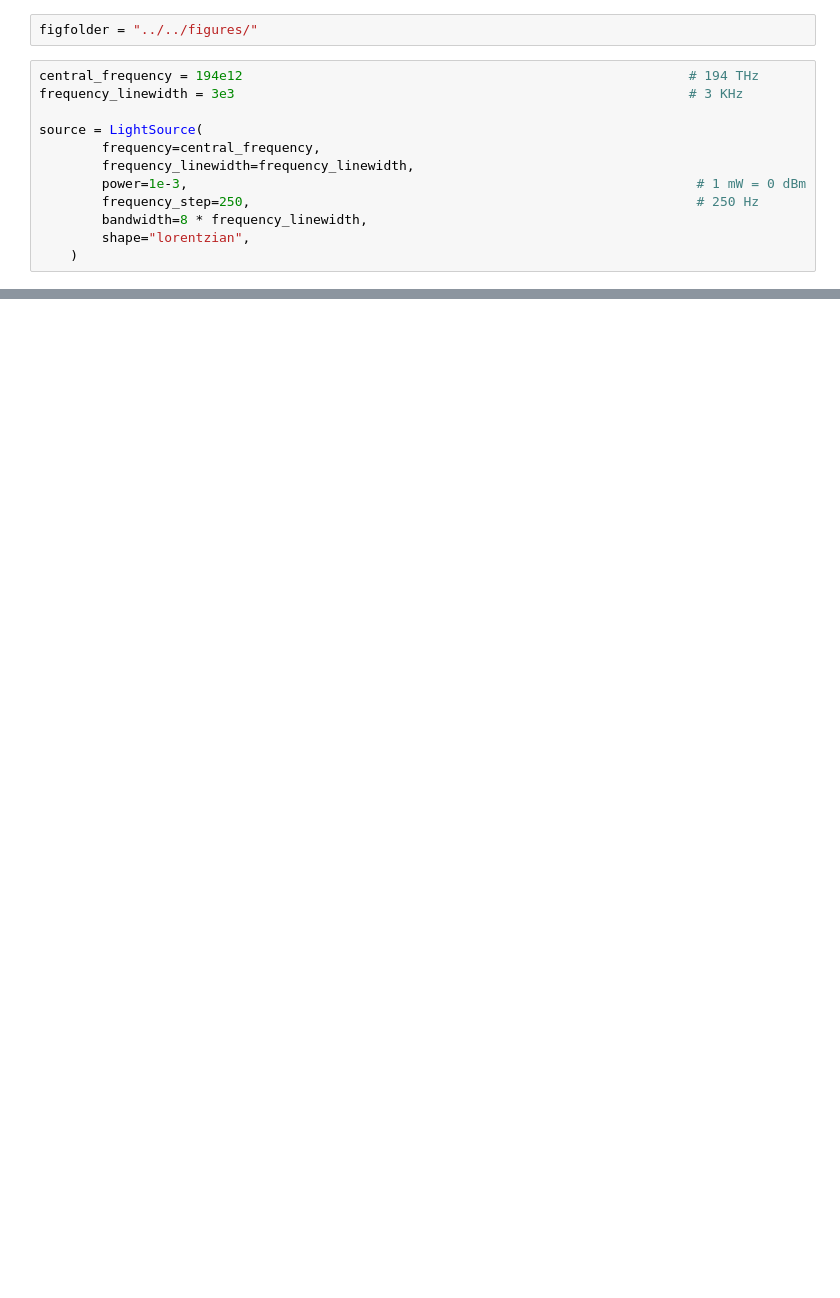
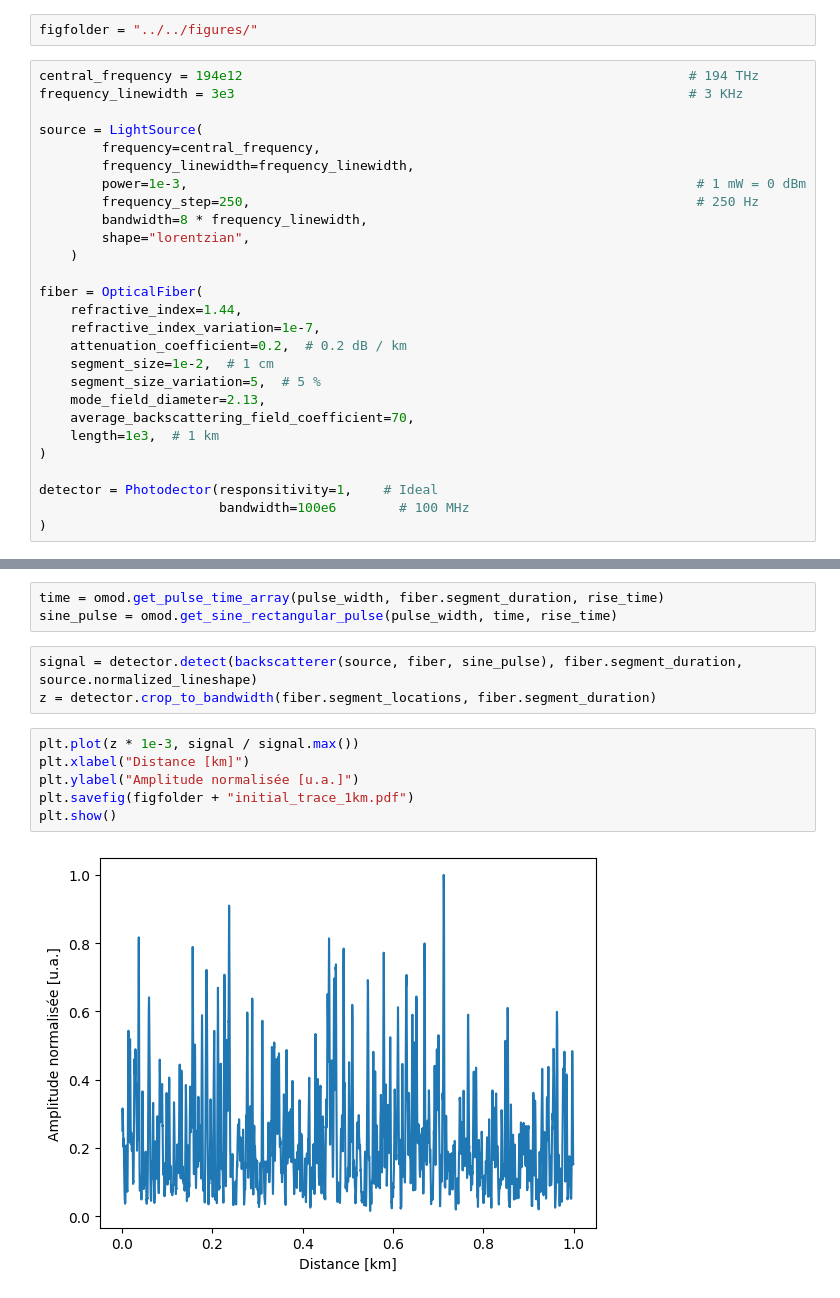
Before and after one commit to lbelangers/SS-Kapany, a Jupyter notebook: src/ssrayleigh/figures.ipynb, the cells around one changed output, grey strips where cells are left out. Saved outputs shown, nothing was run; the diff lists cells and outputs as text; blank space fills up the shorter version.

```diff
--- a/src/ssrayleigh/figures.ipynb
+++ b/src/ssrayleigh/figures.ipynb
@@ -23,4 +24,19 @@ source = LightSource(
         bandwidth=8 * frequency_linewidth,
         shape="lorentzian",
     )
+
+fiber = OpticalFiber(
+    refractive_index=1.44,
+    refractive_index_variation=1e-7,
+    attenuation_coefficient=0.2,  # 0.2 dB / km
+    segment_size=1e-2,  # 1 cm
+    segment_size_variation=5,  # 5 %
+    mode_field_diameter=2.13,
+    average_backscattering_field_coefficient=70,
+    length=1e3,  # 1 km
+)
+
+detector = Photodector(responsitivity=1,    # Ideal
+                       bandwidth=100e6        # 100 MHz
+)
 # %%
@@ -64 +80,15 @@ plt.show()
+# %%
+time = omod.get_pulse_time_array(pulse_width, fiber.segment_duration, rise_time)
+sine_pulse = omod.get_sine_rectangular_pulse(pulse_width, time, rise_time)
+# %%
+signal = detector.detect(backscatterer(source, fiber, sine_pulse), fiber.segment_duration, source.normalized_lineshape)
+z = detector.crop_to_bandwidth(fiber.segment_locations, fiber.segment_duration)
+# %%
+plt.plot(z * 1e-3, signal / signal.max())
+plt.xlabel("Distance [km]")
+plt.ylabel("Amplitude normalisée [u.a.]")
+plt.savefig(figfolder + "initial_trace_1km.pdf")
+plt.show()
+# %% [output]
+[figure, added]
 # %%
```
Also changed, not shown: parts of 15 cells of this notebook, 10 other files.
